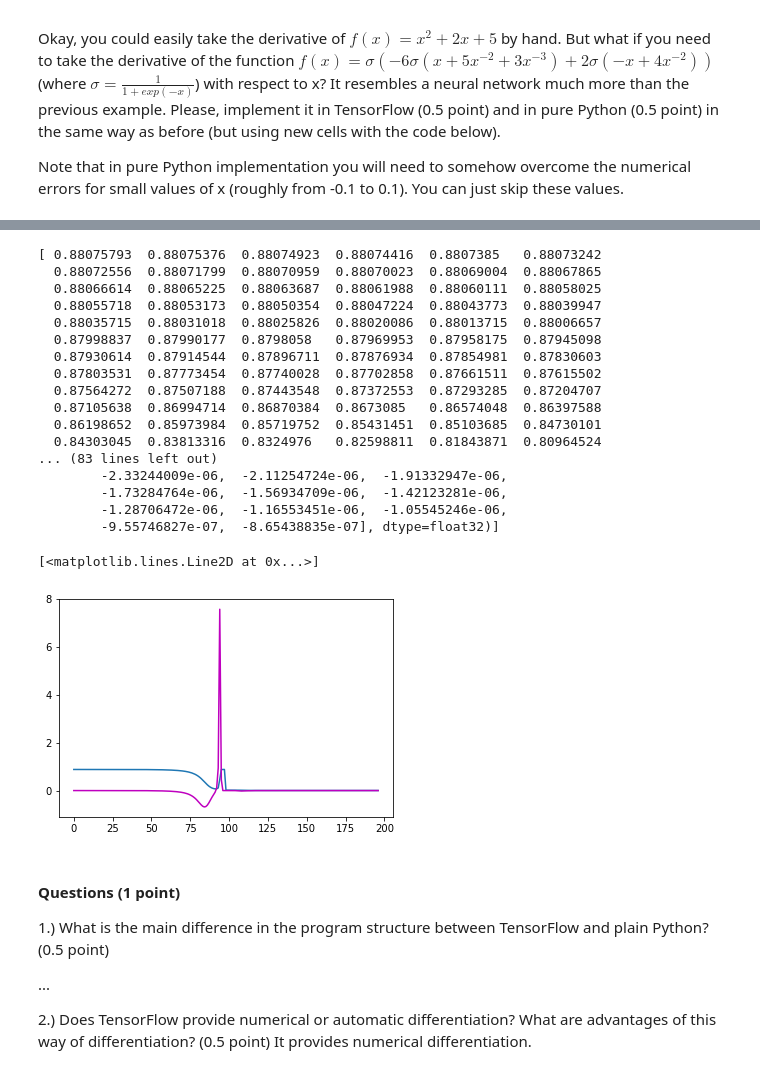
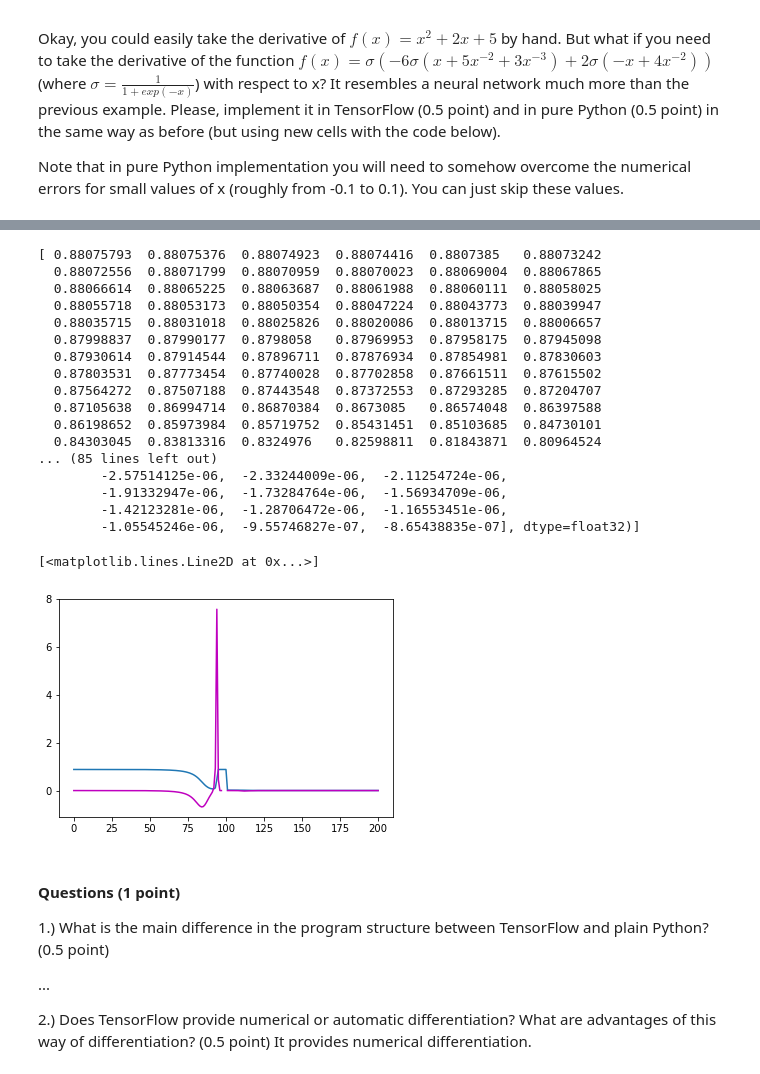
Before and after one commit to RainbowRevenge/NNIA, a Jupyter notebook: nniasheet2final.ipynb, the cells around one changed output, grey strips where cells are left out. Drawn from its saved outputs; the diff is of its cells as text; code cells hidden in the pictures.

```diff
--- a/nniasheet2final.ipynb
+++ b/nniasheet2final.ipynb
@@ -255,41 +255,41 @@ f = sigmoid(-6* sigmoid(z + 5 * z ** -2 + 3 * z ** -3) + 2 * sigmoid(-z + 4 * z
 
 d = tf.gradients(f,z)
 
 ### Execute the comp. graph
 # Create a TensorFlow session
 sess = tf.Session()
 
 # Evaluate the function value and its derivative for values from -10 to 10 with step 0.1
-f_values = sess.run(f, feed_dict = {z : np.concatenate((np.arange(-10, -0.2, 0.1),np.arange(0.2, 10.01, 0.1)))})
-d_values = sess.run(d, feed_dict = {z: np.concatenate((np.arange(-10, -0.2, 0.1),np.arange(0.2, 10.01, 0.1)))})
+f_values = sess.run(f, feed_dict = {z: np.arange(-10, 10.01, 0.1)})
+d_values = sess.run(d, feed_dict = {z: np.arange(-10, 10.01, 0.1)})
 #print(np.append(np.arange(-10, -0.1, 0.1), np.arange(0.2, 10.01, 0.1)))
 print(f_values)
 print(d_values)
 
 # Plot the function f (use matplotlib library)
 plt.plot(f_values)
 # Plot the derivative of the function f
 plt.plot(d_values[0], color='m')
 # %% [output]
 [ 0.88075793  0.88075376  0.88074923  0.88074416  0.8807385   0.88073242
   0.88072556  0.88071799  0.88070959  0.88070023  0.88069004  0.88067865
   0.88066614  0.88065225  0.88063687  0.88061988  0.88060111  0.88058025
   0.88055718  0.88053173  0.88050354  0.88047224  0.88043773  0.88039947
   0.88035715  0.88031018  0.88025826  0.88020086  0.88013715  0.88006657
   0.87998837  0.87990177  0.8798058   0.87969953  0.87958175  0.87945098
   0.87930614  0.87914544  0.87896711  0.87876934  0.87854981  0.87830603
   0.87803531  0.87773454  0.87740028  0.87702858  0.87661511  0.87615502
   0.87564272  0.87507188  0.87443548  0.87372553  0.87293285  0.87204707
   0.87105638  0.86994714  0.86870384  0.8673085   0.86574048  0.86397588
   0.86198652  0.85973984  0.85719752  0.85431451  0.85103685  0.84730101
   0.84303045  0.83813316  0.8324976   0.82598811  0.81843871  0.80964524
-... (83 lines left out)
-        -2.33244009e-06,  -2.11254724e-06,  -1.91332947e-06,
-        -1.73284764e-06,  -1.56934709e-06,  -1.42123281e-06,
-        -1.28706472e-06,  -1.16553451e-06,  -1.05545246e-06,
-        -9.55746827e-07,  -8.65438835e-07], dtype=float32)]
+... (85 lines left out)
+        -2.57514125e-06,  -2.33244009e-06,  -2.11254724e-06,
+        -1.91332947e-06,  -1.73284764e-06,  -1.56934709e-06,
+        -1.42123281e-06,  -1.28706472e-06,  -1.16553451e-06,
+        -1.05545246e-06,  -9.55746827e-07,  -8.65438835e-07], dtype=float32)]
 [<matplotlib.lines.Line2D at 0x...>]
-[figure, old version]
+[figure, new version]
 # %%
 # Please paste the code from your above pure Python implementation,
 # but specify the new f(x) and its derivative that you calculated manually and produce the corresponding plots
```
